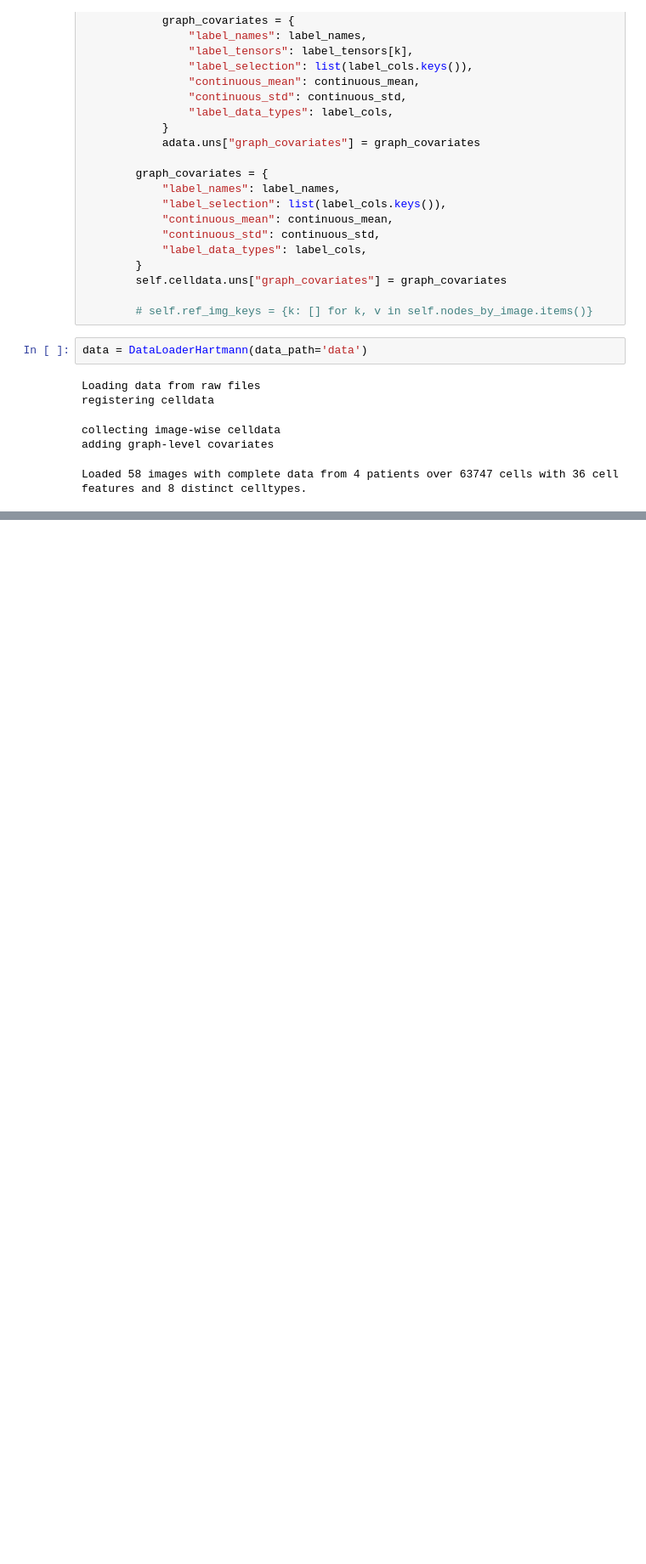
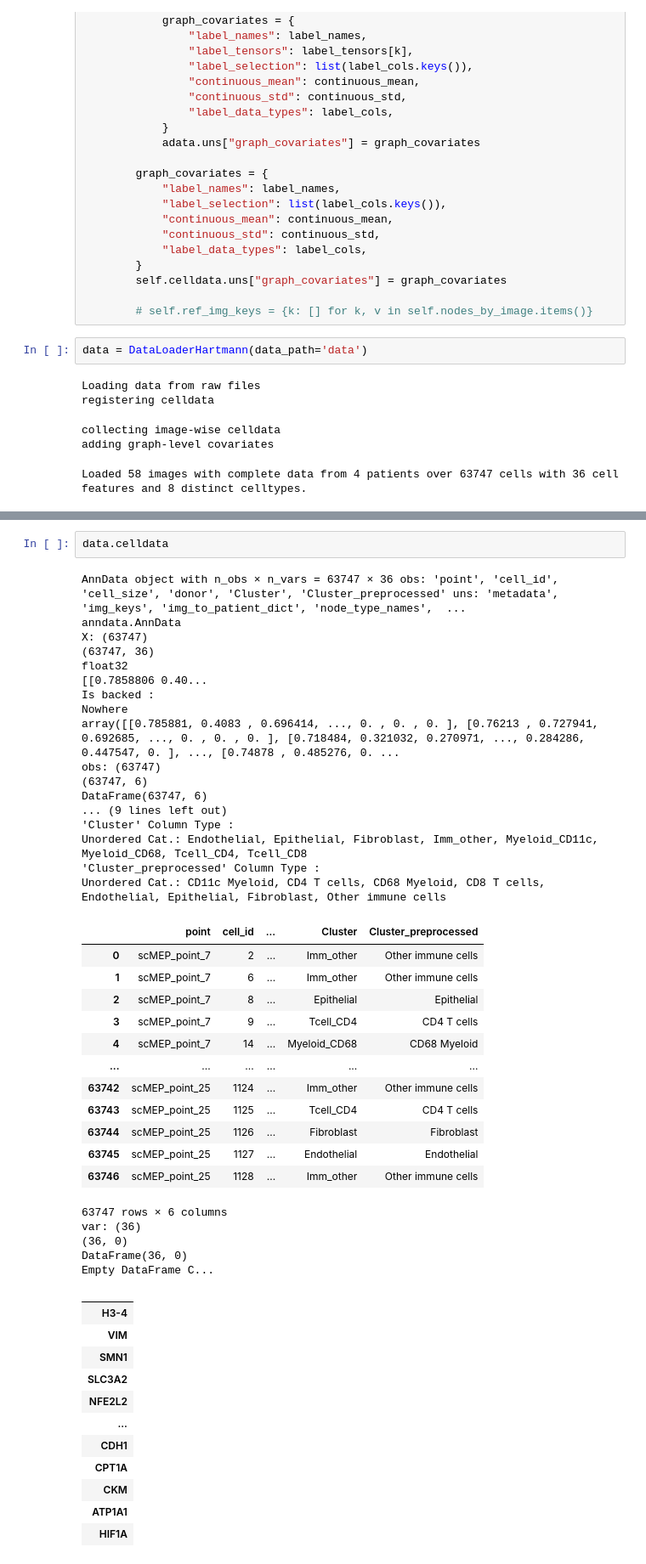
Before and after one commit to syelman/ncem, a Jupyter notebook: ncem/dataset.ipynb, the cells around one changed output, grey strips where cells are left out. Shown: that part at 85% size. Cells and saved outputs as stored; diff of their text form; blank space fills up the shorter version.

```diff
--- a/ncem/dataset.ipynb
+++ b/ncem/dataset.ipynb
@@ -947,0 +955,49 @@ Loaded 58 images with complete data from 4 patients over 63747 cells with 36 cel
+# %%
+data.celldata
+# %% [output]
+AnnData object with n_obs × n_vars = 63747 × 36 obs: 'point', 'cell_id', 'cell_size', 'donor', 'Cluster', 'Cluster_preprocessed' uns: 'metadata', 'img_keys', 'img_to_patient_dict', 'node_type_names',  ...
+anndata.AnnData
+X: (63747)
+(63747, 36)
+float32
+[[0.7858806 0.40...
+Is backed :
+Nowhere
+array([[0.785881, 0.4083 , 0.696414, ..., 0. , 0. , 0. ], [0.76213 , 0.727941, 0.692685, ..., 0. , 0. , 0. ], [0.718484, 0.321032, 0.270971, ..., 0.284286, 0.447547, 0. ], ..., [0.74878 , 0.485276, 0. ...
+obs: (63747)
+(63747, 6)
+DataFrame(63747, 6)
+... (9 lines left out)
+'Cluster' Column Type :
+Unordered Cat.: Endothelial, Epithelial, Fibroblast, Imm_other, Myeloid_CD11c, Myeloid_CD68, Tcell_CD4, Tcell_CD8
+'Cluster_preprocessed' Column Type :
+Unordered Cat.: CD11c Myeloid, CD4 T cells, CD68 Myeloid, CD8 T cells, Endothelial, Epithelial, Fibroblast, Other immune cells
+|  | point | cell_id | ... | Cluster | Cluster_preprocessed |
+| 0 | scMEP_point_7 | 2 | ... | Imm_other | Other immune cells |
+| 1 | scMEP_point_7 | 6 | ... | Imm_other | Other immune cells |
+| 2 | scMEP_point_7 | 8 | ... | Epithelial | Epithelial |
+| 3 | scMEP_point_7 | 9 | ... | Tcell_CD4 | CD4 T cells |
+| 4 | scMEP_point_7 | 14 | ... | Myeloid_CD68 | CD68 Myeloid |
+| ... | ... | ... | ... | ... | ... |
+| 63742 | scMEP_point_25 | 1124 | ... | Imm_other | Other immune cells |
+| 63743 | scMEP_point_25 | 1125 | ... | Tcell_CD4 | CD4 T cells |
+| 63744 | scMEP_point_25 | 1126 | ... | Fibroblast | Fibroblast |
+| 63745 | scMEP_point_25 | 1127 | ... | Endothelial | Endothelial |
+| 63746 | scMEP_point_25 | 1128 | ... | Imm_other | Other immune cells |
+63747 rows × 6 columns
+var: (36)
+(36, 0)
+DataFrame(36, 0)
+Empty DataFrame C...
+|  |
+| H3-4 |
+| VIM |
+| SMN1 |
+| SLC3A2 |
+| NFE2L2 |
+| ... |
+| CDH1 |
+| CPT1A |
+| CKM |
+| ATP1A1 |
+| HIF1A |
```
Also changed, not shown: parts of 4 cells of this notebook, 1 other file.
